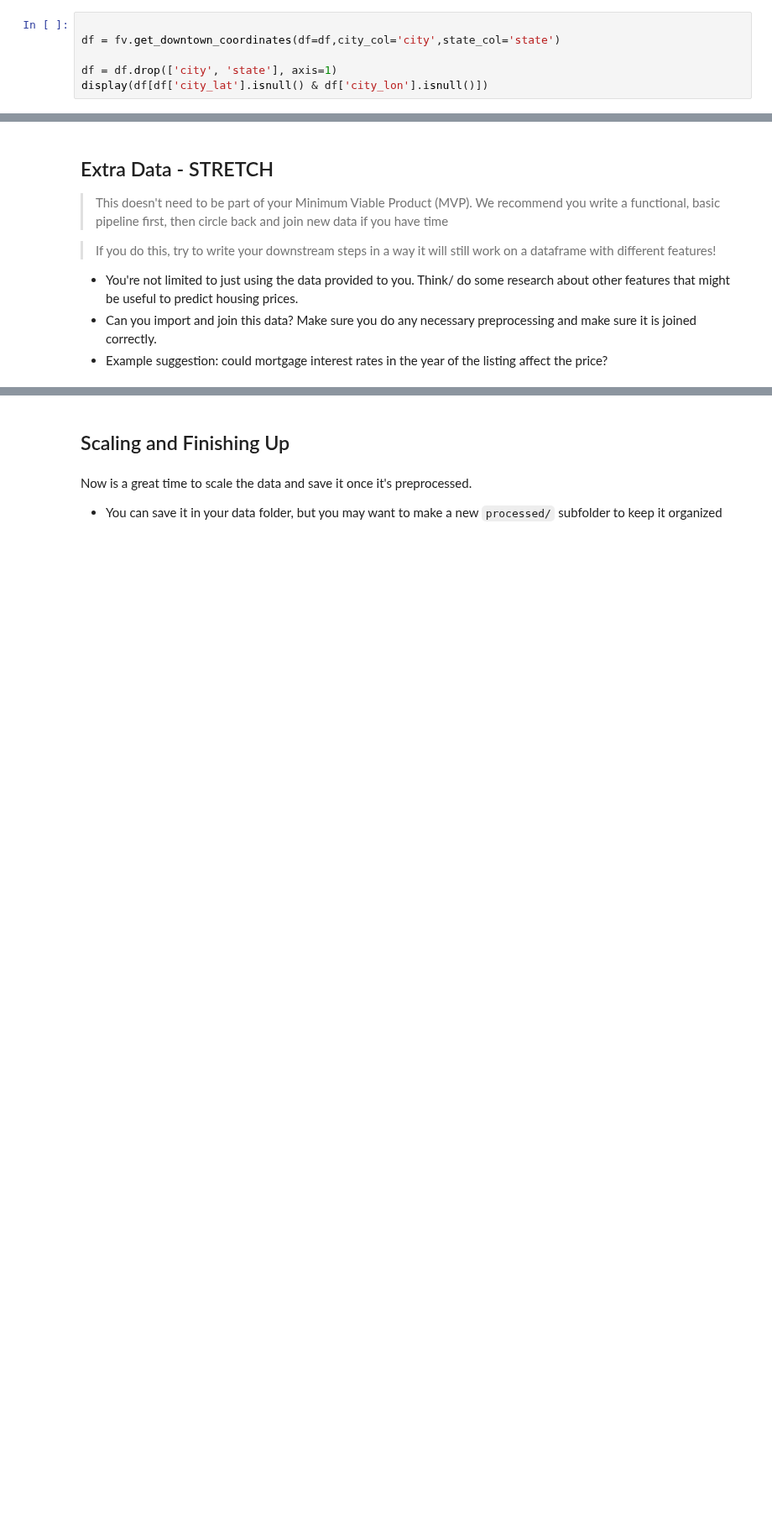
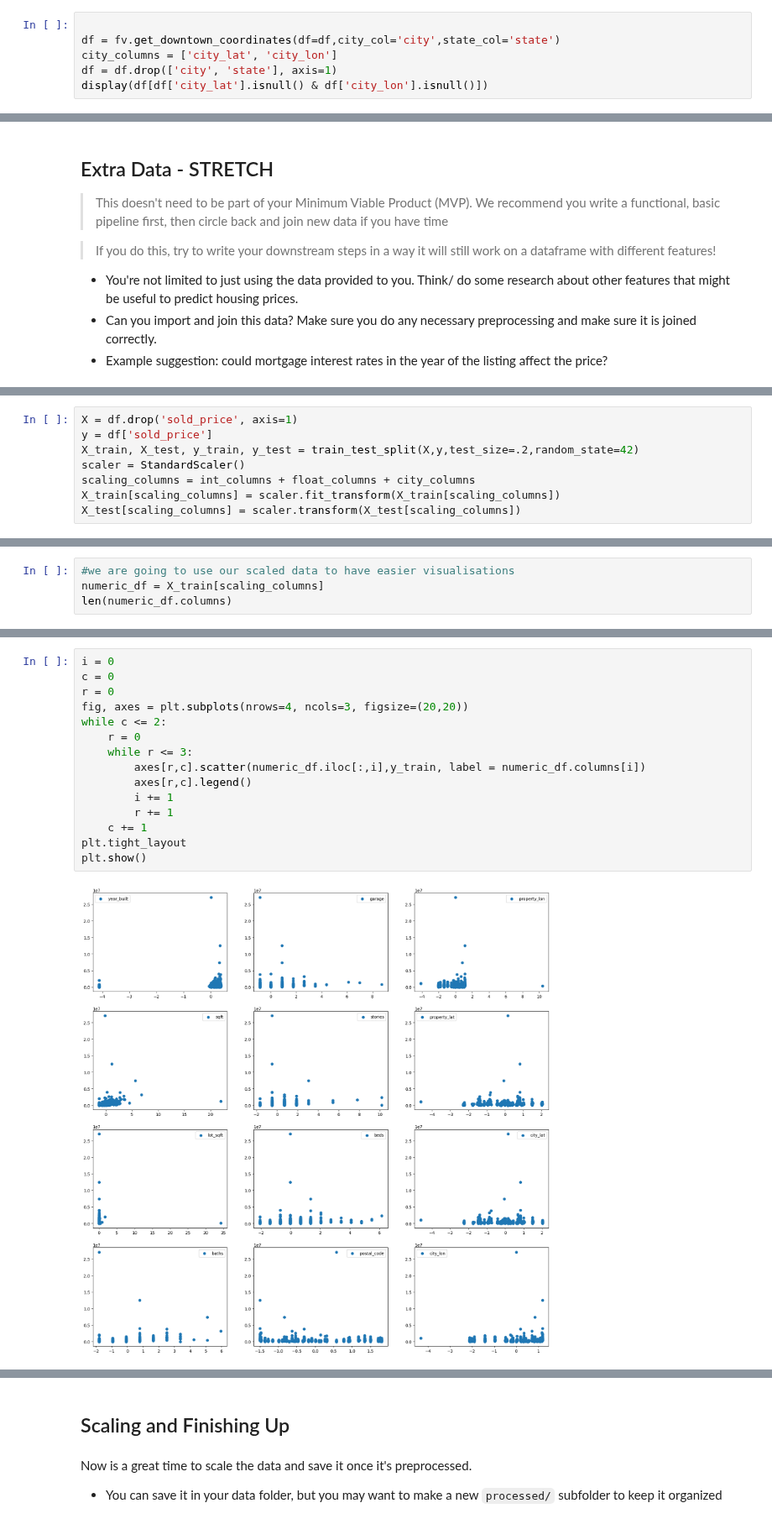
Before and after one commit to FinchWilliam/DS-Midterm-Project, a Jupyter notebook: notebooks/1 - EDA.ipynb, the cells around one changed output, grey strips where cells are left out. Shown at 84% size. Saved outputs shown, nothing was run; the diff lists cells and outputs as text; blank space fills up the shorter version.

Commit message:
EDA sheet completed
with visualisations

```diff
--- a/notebooks/1 - EDA.ipynb
+++ b/notebooks/1 - EDA.ipynb
@@ -520,7 +520,7 @@ we are using Geopy to run through each "city" and "state" and give us the coordi
 # %%
 
 df = fv.get_downtown_coordinates(df=df,city_col='city',state_col='state')
-
+city_columns = ['city_lat', 'city_lon']
 df = df.drop(['city', 'state'], axis=1)
 display(df[df['city_lat'].isnull() & df['city_lon'].isnull()])
 # %% [output]
@@ -552,0 +547,8 @@ Remember all of the EDA that you've been learning about?  Now is a perfect time
+# %%
+X = df.drop('sold_price', axis=1)
+y = df['sold_price']
+X_train, X_test, y_train, y_test = train_test_split(X,y,test_size=.2,random_state=42)
+scaler = StandardScaler()
+scaling_columns = int_columns + float_columns + city_columns
+X_train[scaling_columns] = scaler.fit_transform(X_train[scaling_columns])
+X_test[scaling_columns] = scaler.transform(X_test[scaling_columns])
@@ -552,0 +557,4 @@ Remember all of the EDA that you've been learning about?  Now is a perfect time
+# %%
+#we are going to use our scaled data to have easier visualisations
+numeric_df = X_train[scaling_columns]
+len(numeric_df.columns)
@@ -552,0 +565,17 @@ Remember all of the EDA that you've been learning about?  Now is a perfect time
+# %%
+i = 0
+c = 0
+r = 0
+fig, axes = plt.subplots(nrows=4, ncols=3, figsize=(20,20))
+while c <= 2:
+    r = 0
+    while r <= 3:
+        axes[r,c].scatter(numeric_df.iloc[:,i],y_train, label = numeric_df.columns[i])
+        axes[r,c].legend()
+        i += 1
+        r += 1
+    c += 1
+plt.tight_layout
+plt.show()
+# %% [output]
+[figure, added]
```
Also changed, not shown: parts of 25 cells of this notebook, 3 other files.
